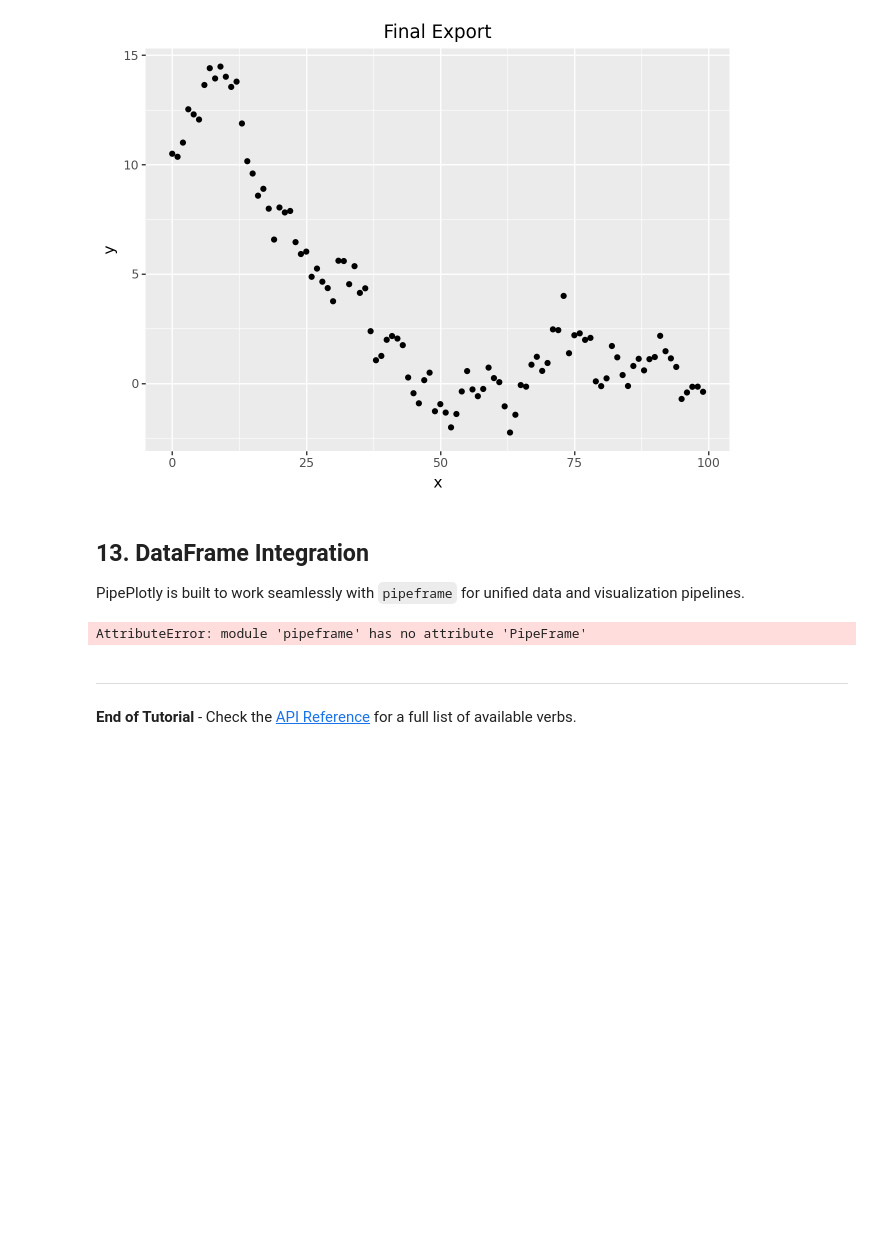
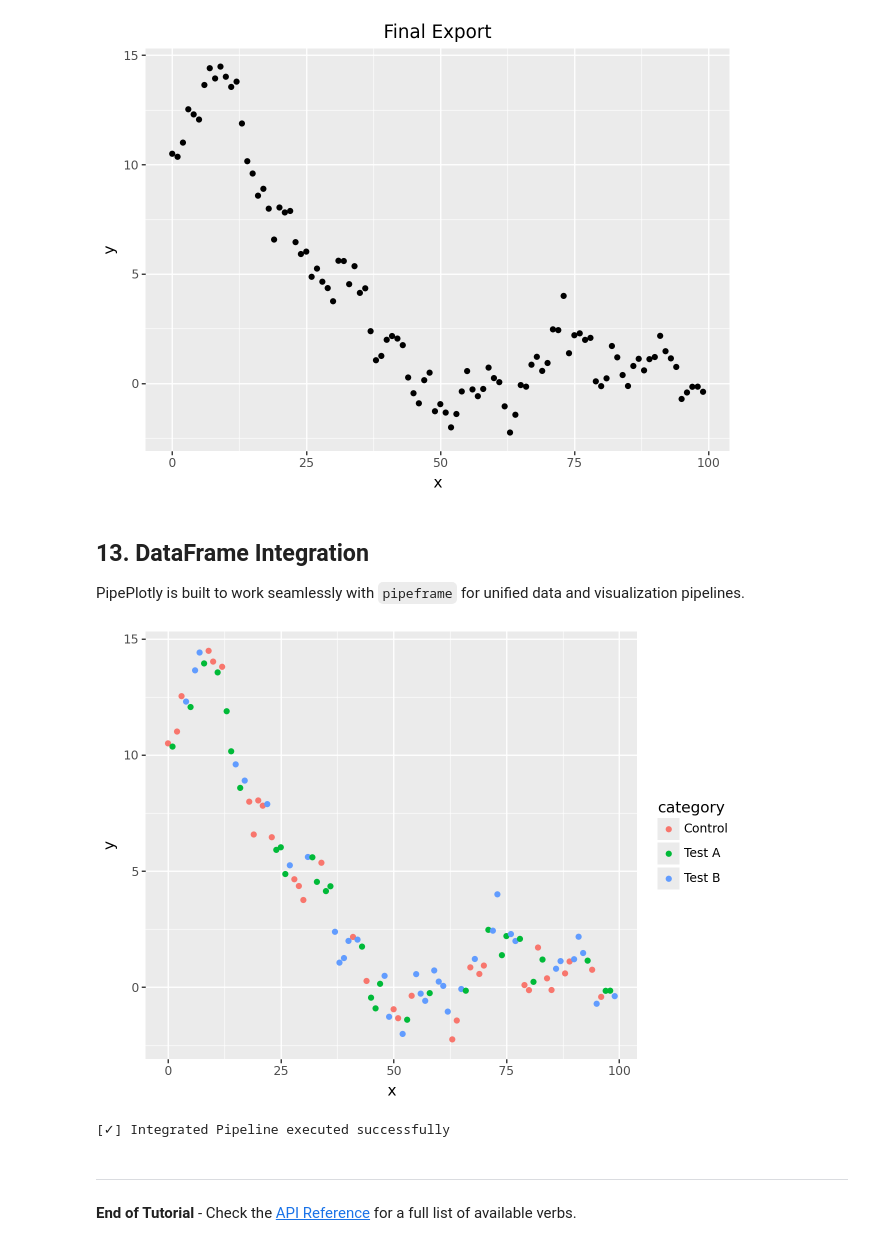
Before and after one commit to Yasser03/pipeplotly, a Jupyter notebook: examples/pipe_operator_examples.ipynb, the cells around one changed output. Cells and saved outputs as stored; diff of their text form; code cells hidden in the pictures; blank space fills up the shorter version.

```diff
--- a/examples/pipe_operator_examples.ipynb
+++ b/examples/pipe_operator_examples.ipynb
@@ -243,20 +247,21 @@ PipePlotly is built to work seamlessly with `pipeframe` for unified data and vis
 # %%
 try:
     import pipeframe as pf
 
     # Unified Pipeline
     result = (df
-              >> pf.pf_df()
-              >> (lambda p: p[p._df['y'] > 10])  # Data Pipe
+            #   >> pf.pf_df()
+            #   >> (lambda p: p[p._df['y'] > 10])  # Data Pipe
               >> Plot()                          # Viz Pipe
               >> plot_points('x', 'y')
               >> add_color('category')
               >> show())
     print("[✓] Integrated Pipeline executed successfully")
 except ImportError:
     print("[⚠] pipeframe not installed. Run: pip install pipeframe")
 # %% [output]
+[figure, added]
-AttributeError: module 'pipeframe' has no attribute 'PipeFrame'
+[✓] Integrated Pipeline executed successfully
 # %% [markdown]
 ---
 **End of Tutorial** - Check the [API Reference](API_REFERENCE.md) for a full list of available verbs.
```
Also changed, not shown: parts of 2 cells of this notebook.
